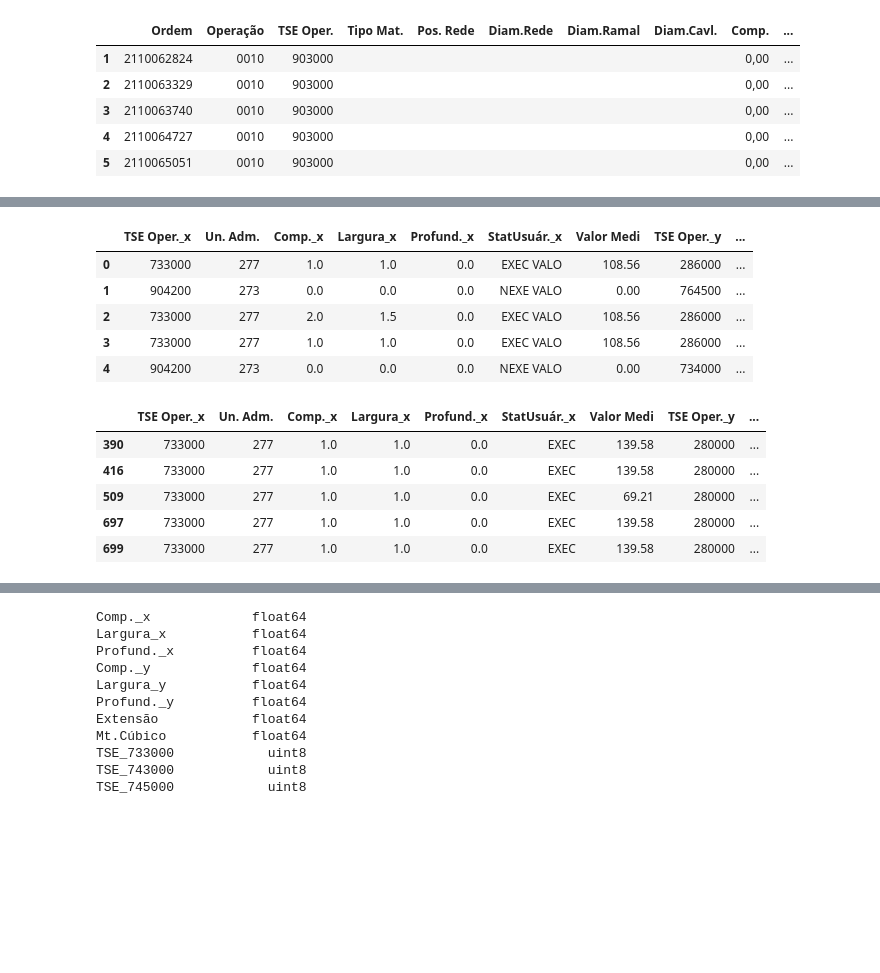
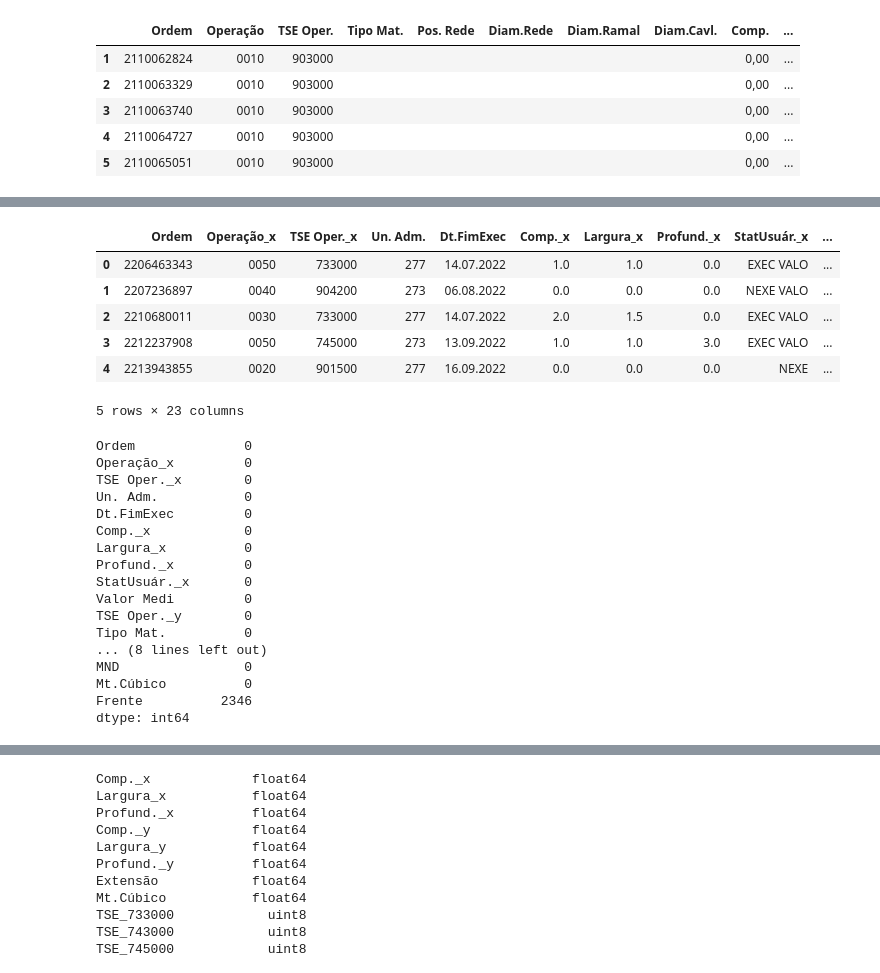
Before and after one commit to eeyamazaki/soebe, a Jupyter notebook: modelo_preditivo_soebe.ipynb, the cells around one changed output, grey strips where cells are left out. Drawn from its saved outputs; the diff is of its cells as text; code cells hidden in the pictures; blank space fills up the shorter version.

```diff
--- a/modelo_preditivo_soebe.ipynb
+++ b/modelo_preditivo_soebe.ipynb
@@ -605,0 +739,4 @@ dtype: int64
+# %%
+# Tratamento de missing nos serviços pagos do global:
+dfServicosPagosGlobal['Item de Pr'] = dfServicosPagosGlobal['Item de Pr'].fillna('00')
+dfServicosPagosGlobal.isnull().sum()
@@ -605,0 +757,5 @@ dtype: int64
+# %%
+# Vamos extrair os 2 primeiros caracteres do item de preço, esses valores definem se o serviço foi pago em despesa, investimento ou não pago (cesta ou não executado).
+
+dfServicosPagosGlobal['Frente'] = dfServicosPagosGlobal['Item de Pr'].astype(str).str[:2]
+dfServicosPagosGlobal['Frente'].value_counts()
@@ -605,0 +771,5 @@ dtype: int64
+# %%
+# Extraindo apenas os serviços cuja etapa = 0010:
+
+mask = dfServicosPagosGlobal['Etapa']=='0010'
+dfServicosPagosGlobal = dfServicosPagosGlobal[mask]
@@ -605,0 +794,4 @@ dtype: int64
+# %%
+# Contatenando os dataframes:
+
+df = pd.merge(df, dfServicosPagosGlobal, left_on='Ordem', right_on='Ordem', how='left')
@@ -639,27 +878,35 @@ dtype: object
 # %%
 # Removendo as variaveis desnecessarias:
 
-df.drop(['Ordem', 'Operação_x', 'StatSist_x', 'Operação_y', 'StatSist_y', 'StatUsuár._y'], axis=1, inplace=True)
+df.drop(['StatSist_x', 'Operação_y', 'StatSist_y', 'StatUsuár._y', 'Etapa', 'Item de Pr'], axis=1, inplace=True)
 df.head()
 # %% [output]
-|  | TSE Oper._x | Un. Adm. | Comp._x | Largura_x | Profund._x | StatUsuár._x | Valor Medi | TSE Oper._y | ... |
-| 0 | 733000 | 277 | 1.0 | 1.0 | 0.0 | EXEC VALO | 108.56 | 286000 | ... |
-| 1 | 904200 | 273 | 0.0 | 0.0 | 0.0 | NEXE VALO | 0.00 | 764500 | ... |
-| 2 | 733000 | 277 | 2.0 | 1.5 | 0.0 | EXEC VALO | 108.56 | 286000 | ... |
-| 3 | 733000 | 277 | 1.0 | 1.0 | 0.0 | EXEC VALO | 108.56 | 286000 | ... |
-| 4 | 904200 | 273 | 0.0 | 0.0 | 0.0 | NEXE VALO | 0.00 | 734000 | ... |
+|  | Ordem | Operação_x | TSE Oper._x | Un. Adm. | Dt.FimExec | Comp._x | Largura_x | Profund._x | StatUsuár._x | ... |
+| 0 | 2206463343 | 0050 | 733000 | 277 | 14.07.2022 | 1.0 | 1.0 | 0.0 | EXEC VALO | ... |
+| 1 | 2207236897 | 0040 | 904200 | 273 | 06.08.2022 | 0.0 | 0.0 | 0.0 | NEXE VALO | ... |
+| 2 | 2210680011 | 0030 | 733000 | 277 | 14.07.2022 | 2.0 | 1.5 | 0.0 | EXEC VALO | ... |
+| 3 | 2212237908 | 0050 | 745000 | 273 | 13.09.2022 | 1.0 | 1.0 | 3.0 | EXEC VALO | ... |
+| 4 | 2213943855 | 0020 | 901500 | 277 | 16.09.2022 | 0.0 | 0.0 | 0.0 | NEXE | ... |
+5 rows × 23 columns
-# %%
-# Separando o dataframe de teste:
-# O dataframe de teste sera composto pelos servicos cujo estatos do usuario = EXEC ou NEXEC:
-# Status EXEC ou NEXEC sao os servicos pendentes de valoracao ***Independente da data em que foram executados***
-
-mask = df['StatUsuár._x'].isin(['EXEC', 'NEXE'])
-teste = df[mask]
-teste.head()
-# %% [output]
-|  | TSE Oper._x | Un. Adm. | Comp._x | Largura_x | Profund._x | StatUsuár._x | Valor Medi | TSE Oper._y | ... |
-| 390 | 733000 | 277 | 1.0 | 1.0 | 0.0 | EXEC | 139.58 | 280000 | ... |
-| 416 | 733000 | 277 | 1.0 | 1.0 | 0.0 | EXEC | 139.58 | 280000 | ... |
-| 509 | 733000 | 277 | 1.0 | 1.0 | 0.0 | EXEC | 69.21 | 280000 | ... |
-| 697 | 733000 | 277 | 1.0 | 1.0 | 0.0 | EXEC | 139.58 | 280000 | ... |
-| 699 | 733000 | 277 | 1.0 | 1.0 | 0.0 | EXEC | 139.58 | 280000 | ... |
+# %%
+# Confirmando se há valores missing:
+
+df.isnull().sum()
+# %% [output]
+Ordem              0
+Operação_x         0
+TSE Oper._x        0
+Un. Adm.           0
+Dt.FimExec         0
+Comp._x            0
+Largura_x          0
+Profund._x         0
+StatUsuár._x       0
+Valor Medi         0
+TSE Oper._y        0
+Tipo Mat.          0
+... (8 lines left out)
+MND                0
+Mt.Cúbico          0
+Frente          2346
+dtype: int64
```
Also changed, not shown: parts of 79 cells of this notebook.
